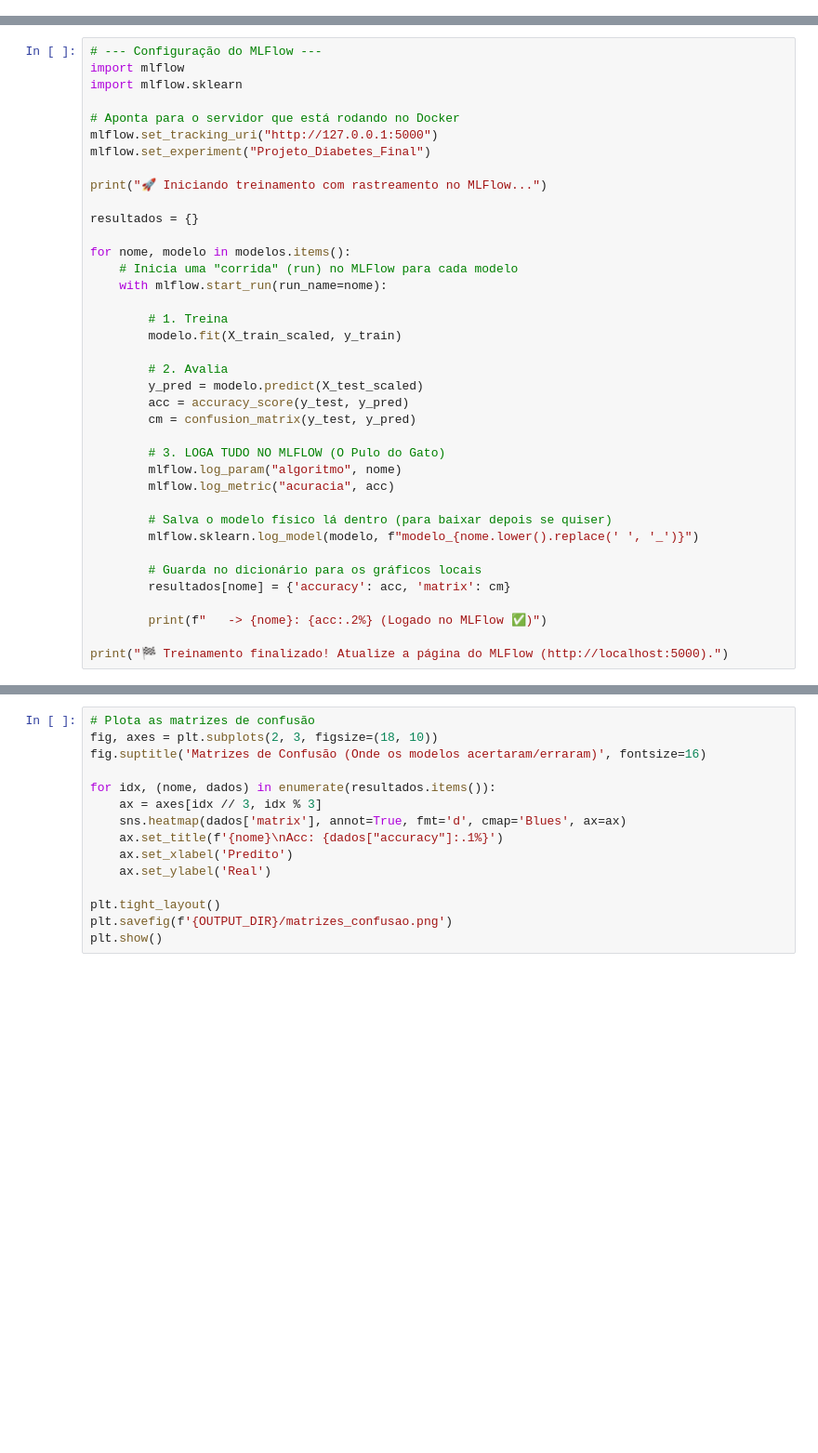
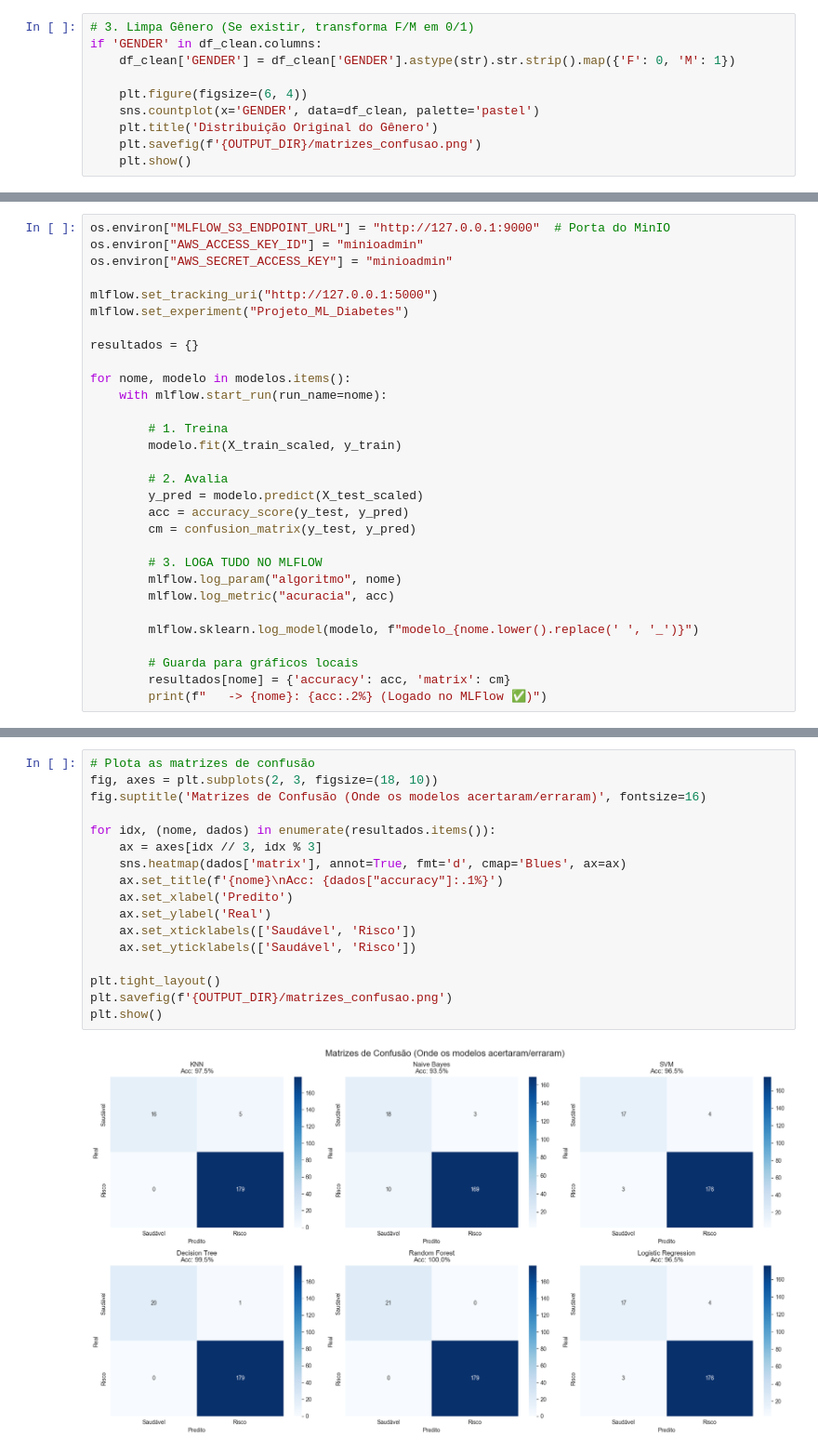
Before and after one commit to ianbnunes/ML, a Jupyter notebook: notebooks/analise_diabetes.ipynb, the cells around one changed output, grey strips where cells are left out. Shown: that part at 93% size. Saved outputs shown, nothing was run; the diff lists cells and outputs as text; blank space fills up the shorter version.

```diff
--- a/notebooks/analise_diabetes.ipynb
+++ b/notebooks/analise_diabetes.ipynb
@@ -140,0 +120,10 @@ print(f"✅ Limpeza concluída! Dataset final: {df_clean.shape}")
+# %%
+# 3. Limpa Gênero (Se existir, transforma F/M em 0/1)
+if 'GENDER' in df_clean.columns:
+    df_clean['GENDER'] = df_clean['GENDER'].astype(str).str.strip().map({'F': 0, 'M': 1})
+
+    plt.figure(figsize=(6, 4))
+    sns.countplot(x='GENDER', data=df_clean, palette='pastel')
+    plt.title('Distribuição Original do Gênero')
+    plt.savefig(f'{OUTPUT_DIR}/matrizes_confusao.png')
+    plt.show()
@@ -157,18 +198,14 @@ print(f"✂️ Dados divididos: {X_train.shape[0]} treino, {X_test.shape[0]} tes
 # %%
-# --- Configuração do MLFlow ---
-import mlflow
-import mlflow.sklearn
+os.environ["MLFLOW_S3_ENDPOINT_URL"] = "http://127.0.0.1:9000"  # Porta do MinIO
+os.environ["AWS_ACCESS_KEY_ID"] = "minioadmin"
+os.environ["AWS_SECRET_ACCESS_KEY"] = "minioadmin"
 
-# Aponta para o servidor que está rodando no Docker
 mlflow.set_tracking_uri("http://127.0.0.1:5000")
-mlflow.set_experiment("Projeto_Diabetes_Final")
-
-print("🚀 Iniciando treinamento com rastreamento no MLFlow...")
+mlflow.set_experiment("Projeto_ML_Diabetes")
 
 resultados = {}
 
 for nome, modelo in modelos.items():
-    # Inicia uma "corrida" (run) no MLFlow para cada modelo
     with mlflow.start_run(run_name=nome):
 
         # 1. Treina
@@ -179,16 +216,12 @@ for nome, modelo in modelos.items():
         acc = accuracy_score(y_test, y_pred)
         cm = confusion_matrix(y_test, y_pred)
 
-        # 3. LOGA TUDO NO MLFLOW (O Pulo do Gato)
+        # 3. LOGA TUDO NO MLFLOW
         mlflow.log_param("algoritmo", nome)
         mlflow.log_metric("acuracia", acc)
 
-        # Salva o modelo físico lá dentro (para baixar depois se quiser)
         mlflow.sklearn.log_model(modelo, f"modelo_{nome.lower().replace(' ', '_')}")
 
-        # Guarda no dicionário para os gráficos locais
+        # Guarda para gráficos locais
         resultados[nome] = {'accuracy': acc, 'matrix': cm}
-
         print(f"   -> {nome}: {acc:.2%} (Logado no MLFlow ✅)")
-
-print("🏁 Treinamento finalizado! Atualize a página do MLFlow (http://localhost:5000).")
@@ -263,15 +322,19 @@ plt.show()
 # %%
 # Plota as matrizes de confusão
 fig, axes = plt.subplots(2, 3, figsize=(18, 10))
 fig.suptitle('Matrizes de Confusão (Onde os modelos acertaram/erraram)', fontsize=16)
 
 for idx, (nome, dados) in enumerate(resultados.items()):
     ax = axes[idx // 3, idx % 3]
     sns.heatmap(dados['matrix'], annot=True, fmt='d', cmap='Blues', ax=ax)
     ax.set_title(f'{nome}\nAcc: {dados["accuracy"]:.1%}')
     ax.set_xlabel('Predito')
     ax.set_ylabel('Real')
+    ax.set_xticklabels(['Saudável', 'Risco'])
+    ax.set_yticklabels(['Saudável', 'Risco'])
 
 plt.tight_layout()
 plt.savefig(f'{OUTPUT_DIR}/matrizes_confusao.png')
 plt.show()
+# %% [output]
+[figure, added]
```
Also changed, not shown: parts of 19 cells of this notebook, 10 other files.
